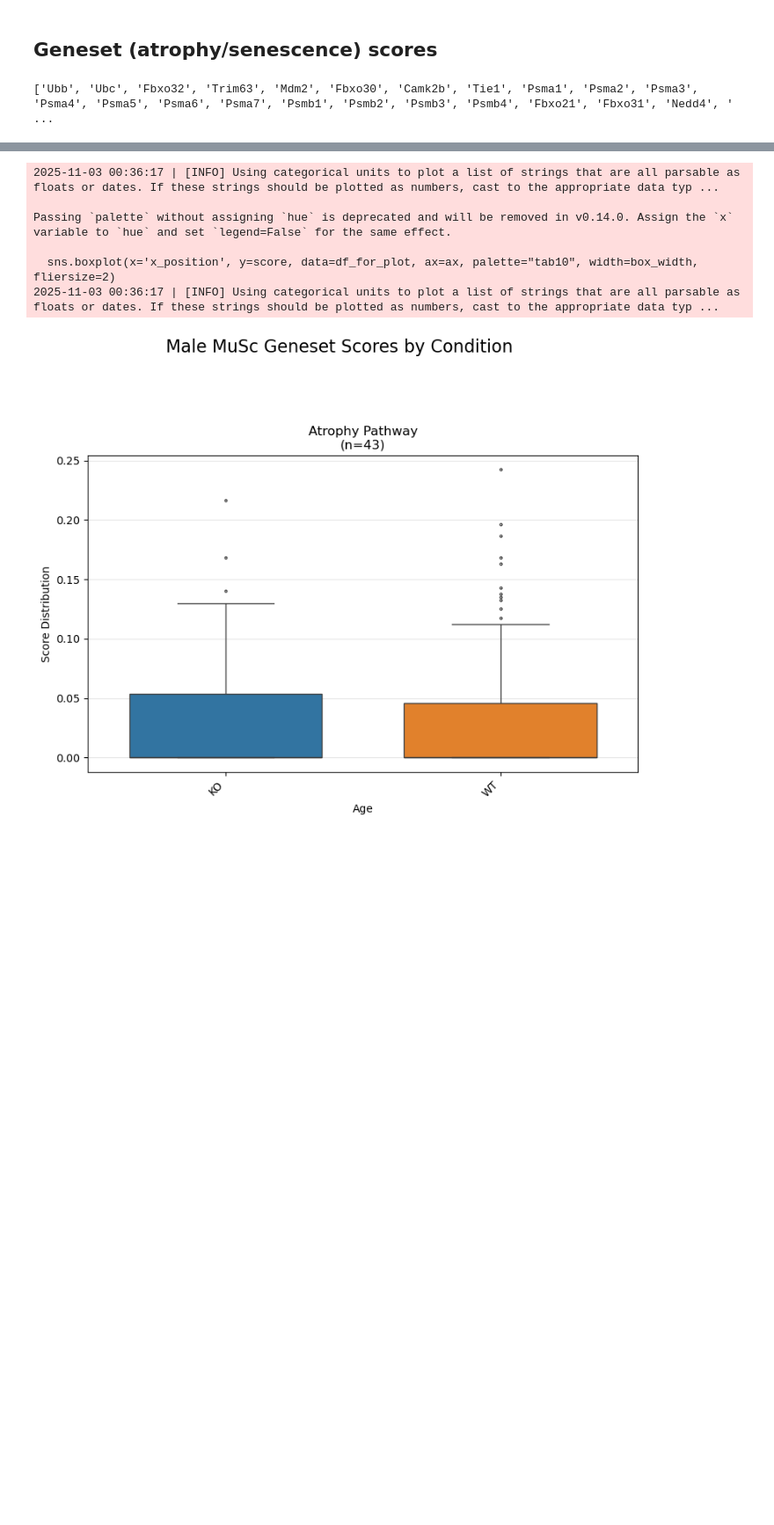
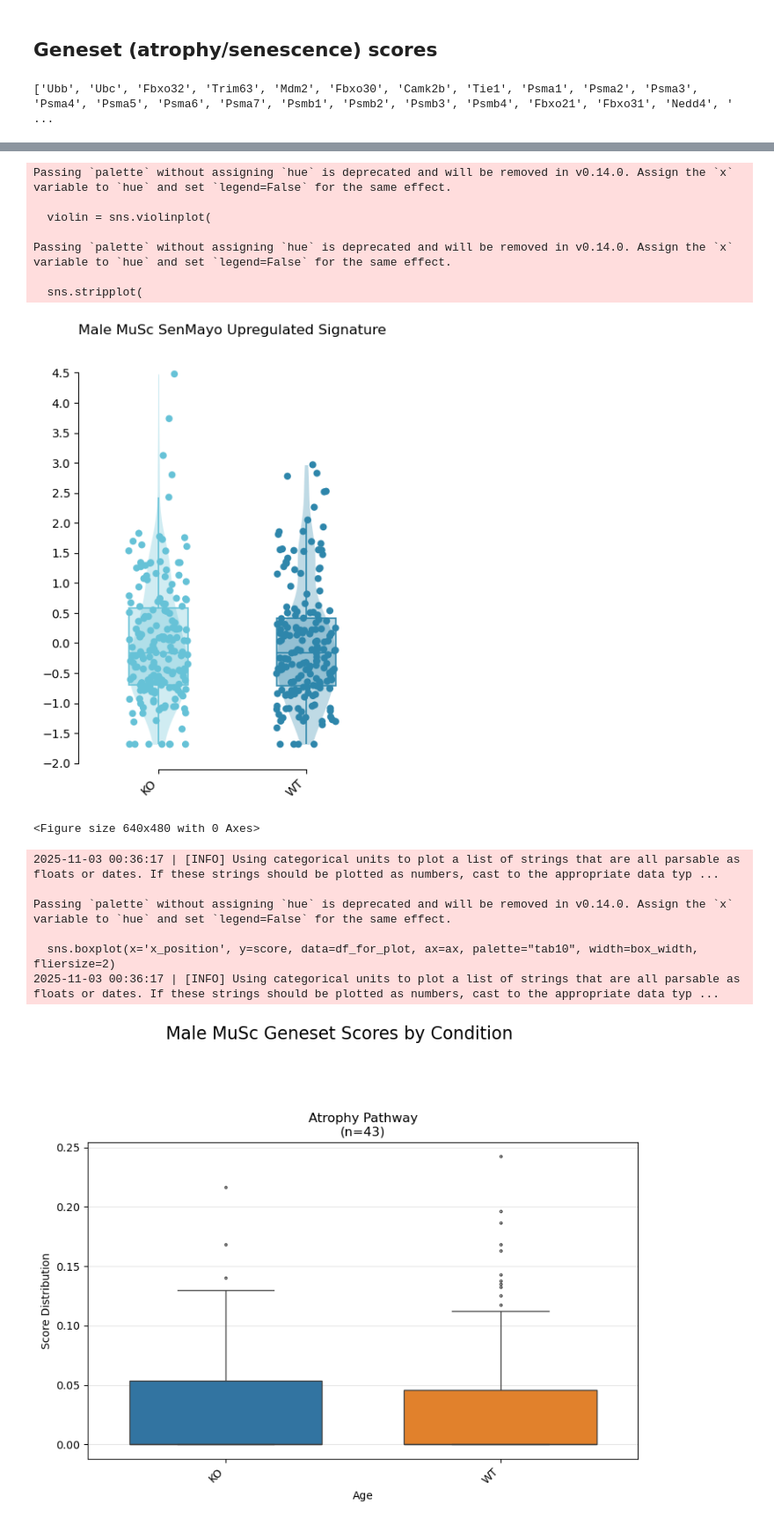
Before and after one commit to akanksha-sachan/TA_muscle_ageing, a Jupyter notebook: py_scripts/geneset_analysis/group_level_analysis.ipynb, the cells around one changed output, grey strips where cells are left out. Shown at 88% size. Saved outputs shown, nothing was run; the diff lists cells and outputs as text; code cells hidden in the pictures; blank space fills up the shorter version.

Commit message:
added single cell scores for senescence using the same GSVA logic for bulk, with z score normalisation across samples/cells and then scoring expression

```diff
--- a/py_scripts/geneset_analysis/group_level_analysis.ipynb
+++ b/py_scripts/geneset_analysis/group_level_analysis.ipynb
@@ -85,2 +35,0 @@ AnnData object with n_obs × n_vars = 357 × 1188
-# %%
-adata_musc_m.obs["Atrophy Pathway"] = adata_musc_m.obsm["score_aucell"]["Atrophy Pathway (PMID: 31325479)"]
@@ -245,0 +36,7 @@ def plot_pathway_box_distributions_by_age(
+# %%
+sensig_geneset_file = '/ocean/projects/cis240075p/asachan/datasets/gene_sets/mouse/SenSig_DEGs.csv'
+fridman_down_orthologs_file = '/ocean/projects/cis240075p/asachan/datasets/gene_sets/mouse/fridman_down_orthologs.csv'
+fridman_up_orthologs_file = '/ocean/projects/cis240075p/asachan/datasets/gene_sets/mouse/fridman_up_orthologs.csv'
+senmayo_geneset_file = '/ocean/projects/cis240075p/asachan/datasets/gene_sets/mouse/SAUL_SEN_MAYO_UP_IN_SEN.v2024.1.Mm.gmt'
+cell_age_orthologs_file = '/ocean/projects/cis240075p/asachan/datasets/gene_sets/mouse/cellAge_orthologs.csv'
+cell_age_human_file = '/ocean/projects/cis240075p/asachan/datasets/gene_sets/human/cellAge/cellage3.tsv'
@@ -245,0 +402,8 @@ def plot_pathway_box_distributions_by_age(
+# %%
+scores = calculate_sc_senescence_score(
+    data=adata_musc_m,  # Pass AnnData directly
+    up_genes=senmayo_up_genes,
+    down_genes=None,
+    condition_col='condition'
+)
+display(scores)
@@ -246,3 +428,34 @@ def plot_pathway_box_distributions_by_age(
+# %%
+custom_colors = {
+    'KO': '#66C2D7',      # Soft teal blue '#C4A0E7',# Light lavender
+    'WT': '#2E86AB',   # Deeper teal blue '#4B0082'    # Indigo
+}
+
+fig = plot_violin_box_combo(
+    data=scores,
+    x_var='condition',
+    y_var='senescence_score',
+    title='Male MuSc SenMayo Upregulated Signature',
+    x_ticks=scores['condition'].unique(),
+    palette=custom_colors,
+    rotation=45
+)
+
+# Display the plot
+from IPython.display import display
+display(fig)
+# save as pdf
+#fig.savefig('/ocean/projects/cis240075p/asachan/datasets/senescence_datasets/mouse_liver/figures/cellage_scores.pdf', bbox_inches='tight')
+# %% [output]
+Passing `palette` without assigning `hue` is deprecated and will be removed in v0.14.0. Assign the `x` variable to `hue` and set `legend=False` for the same effect.
+
+  violin = sns.violinplot(
+
+Passing `palette` without assigning `hue` is deprecated and will be removed in v0.14.0. Assign the `x` variable to `hue` and set `legend=False` for the same effect.
+
+  sns.stripplot(
+[figure, added]
+<Figure size 640x480 with 0 Axes>
 # %%
 plot_pathway_box_distributions_by_age( # Note the new function name
     df_cell_level=cell_level_scores_df,
```
Also changed, not shown: parts of 11 cells of this notebook, 1 other file.
